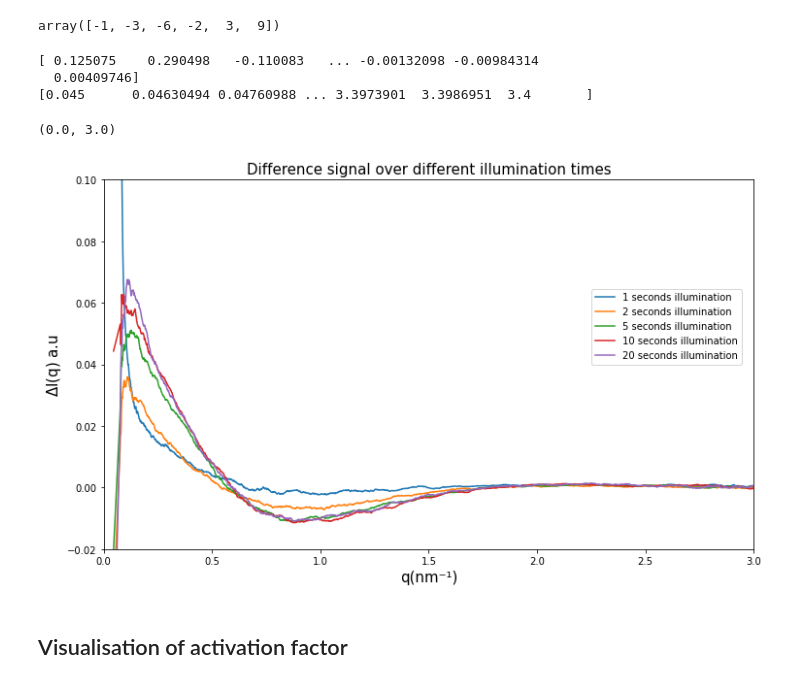
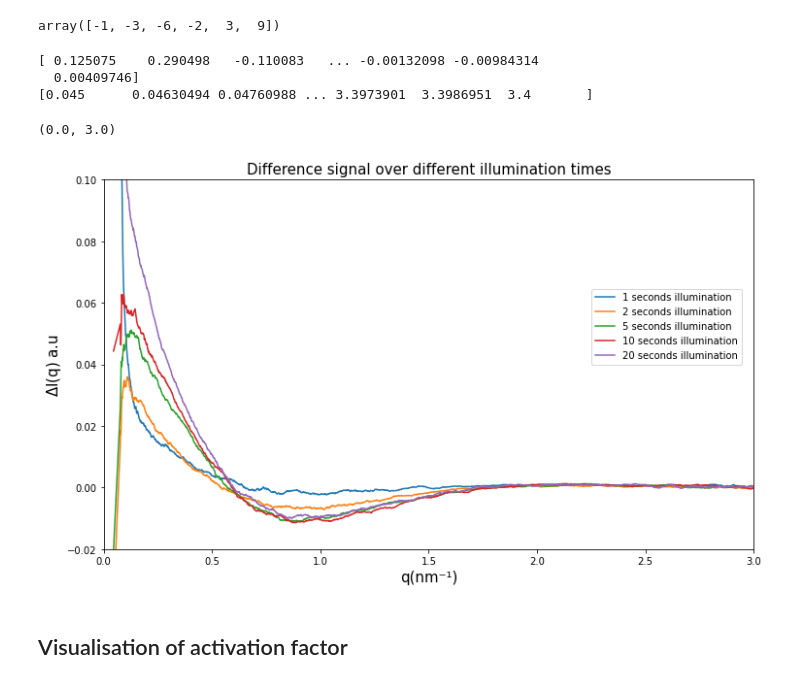
Before and after one commit to LeoMonrroy266/python_course_project, a Jupyter notebook: Analysis.ipynb, the cells around one changed output. Drawn from its saved outputs; the diff is of its cells as text; code cells hidden in the pictures.

```diff
--- a/Analysis.ipynb
+++ b/Analysis.ipynb
@@ -39,6 +39,7 @@ XFEL_data = []
 for data,i in zip(XFEL_empty, XFEL_tr):
     intensity = np.load(i)
     data.set_data(XFEL_q,intensity)
+    datya = data.remove_nan()
     XFEL_data.append(data)
 print(time_points)
 # %% [output]
@@ -677,33 +684,33 @@ array([-1, -3, -6, -2,  3,  9])
 # %%
 fig, ax = plt.subplots(1, 1, figsize=(12, 7))
 ax.set_title('Difference signal over different illumination times', fontsize=15)
 ax.set_xlabel(r'q(nm⁻¹)',fontsize=15)
 ax.set_ylabel(f'$\Delta$I(q) a.u', fontsize=15)
 
 for data, time in zip(SAXS_diff_illumination, time_illumination):
     data = data.scale_q(10)
     data = data.remove_nan()
     data_smooth = savgol_filter(data.i, window_length=50, polyorder=1)
     ax.plot(data.q, data_smooth, label=f'{time} seconds illumination')
     #ax.plot(data.q,data.i, label=f'{time} seconds illumination')
 
 
 
-twenty = SAXS_diff_steady[1].scale_q(10)
+twenty = SAXS_diff_steady[3].scale_q(10)
 twenty_smooth = savgol_filter(twenty.i, window_length=50, polyorder=1)
 ax.plot(twenty.q, twenty_smooth, label=f'20 seconds illumination')
 
 print(data.i)
 print(data.q)
 ax.legend(loc=(0.75,0.5), frameon = True,fontsize=10)
 ax.set_ylim([-.02,.1])
 ax.set_xlim([0,3])
 # %% [output]
 [ 0.125075    0.290498   -0.110083   ... -0.00132098 -0.00984314
   0.00409746]
 [0.045      0.04630494 0.04760988 ... 3.3973901  3.3986951  3.4       ]
 (0.0, 3.0)
-[figure, old version]
+[figure, new version]
 # %% [markdown]
 ## Visualisation of activation factor
 # %%
```
Also changed, not shown: parts of 10 cells of this notebook.
